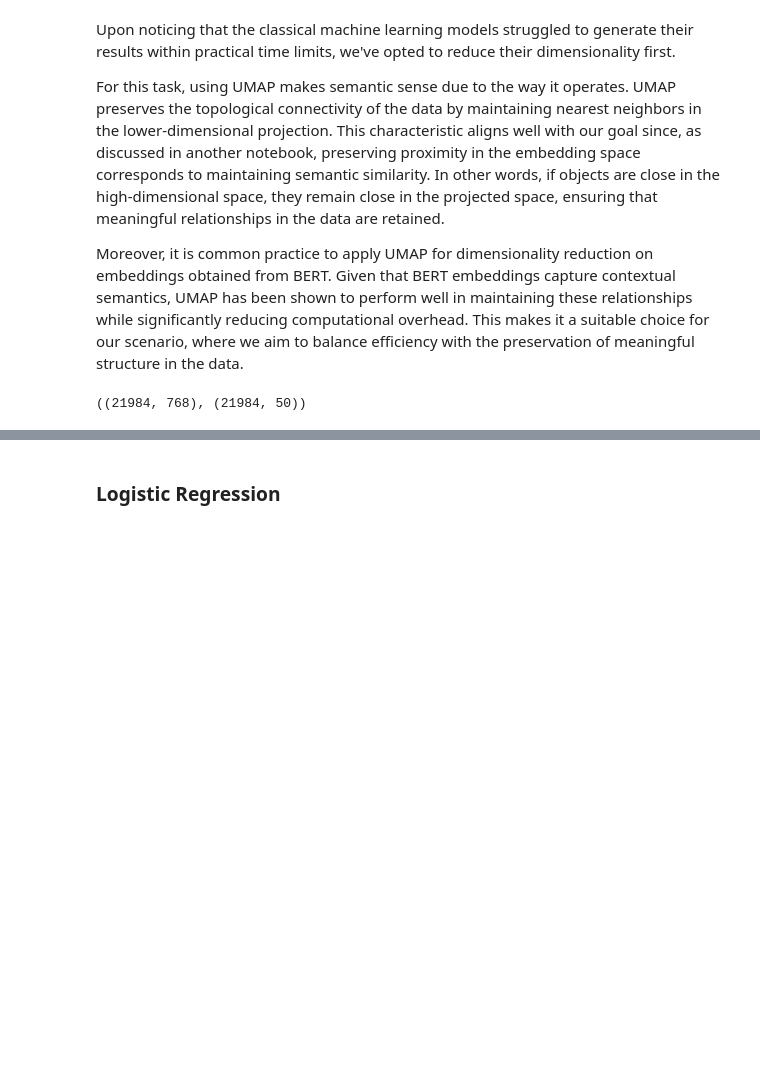
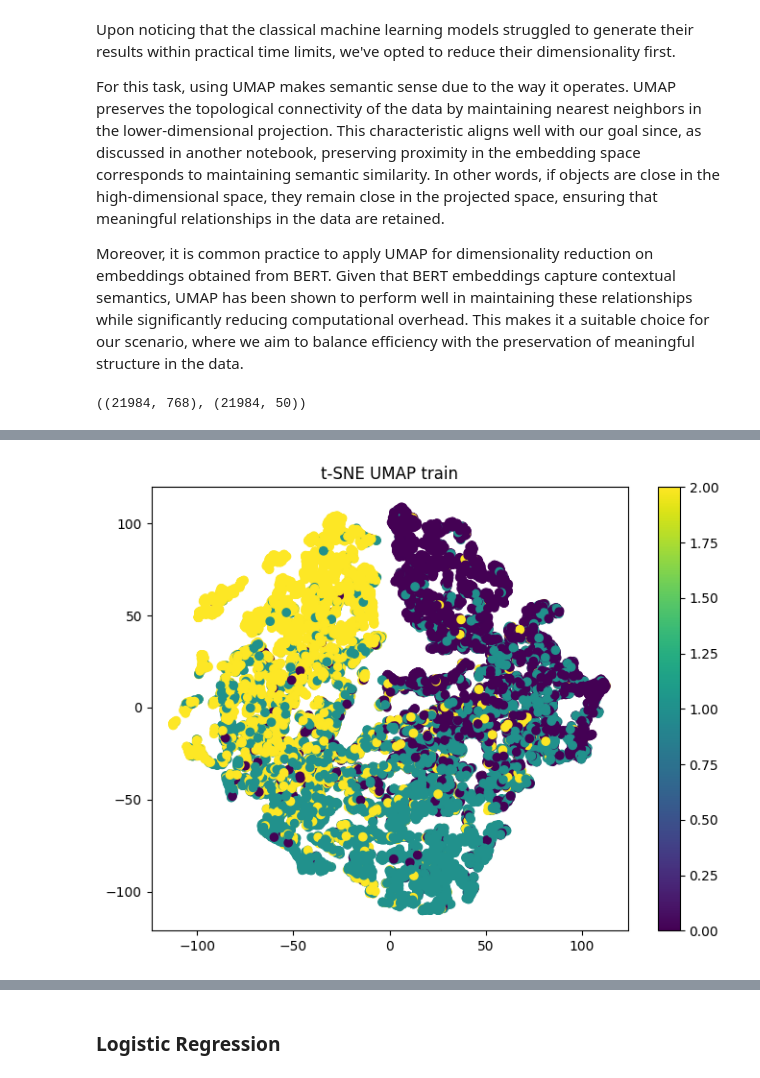
Before and after one commit to DiegoFleury/MI201-groupe-4, a Jupyter notebook: notebooks/classification.ipynb, the cells around one changed output, grey strips where cells are left out. Drawn from its saved outputs; the diff is of its cells as text; code cells hidden in the pictures; blank space fills up the shorter version.

```diff
--- a/notebooks/classification.ipynb
+++ b/notebooks/classification.ipynb
@@ -454,0 +460,6 @@ train_embeddings.shape, train_embeddings_umap.shape
+# %%
+tsne = TSNE(n_components=2, random_state=42, perplexity=30, n_iter=1000)
+
+train_embeddings_umap_tsne = tsne.fit_transform(train_embeddings_umap)
+val_embeddings_umap_tsne = tsne.fit_transform(val_embeddings_umap)
+test_embeddings_umap_tsne = tsne.fit_transform(test_embeddings_umap)
@@ -454,0 +470,8 @@ train_embeddings.shape, train_embeddings_umap.shape
+# %%
+plt.figure(figsize=(8, 6))
+plt.scatter(train_embeddings_umap_tsne[:, 0], train_embeddings_umap_tsne[:, 1], c=y_train, cmap='viridis')
+plt.colorbar()
+plt.title('t-SNE UMAP train')
+plt.show()
+# %% [output]
+[figure, added]
```
Also changed, not shown: parts of 7 cells of this notebook.
